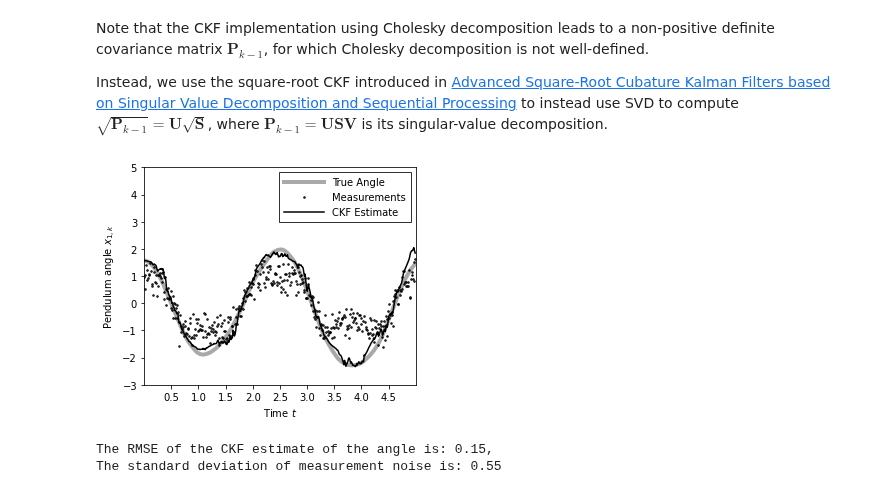
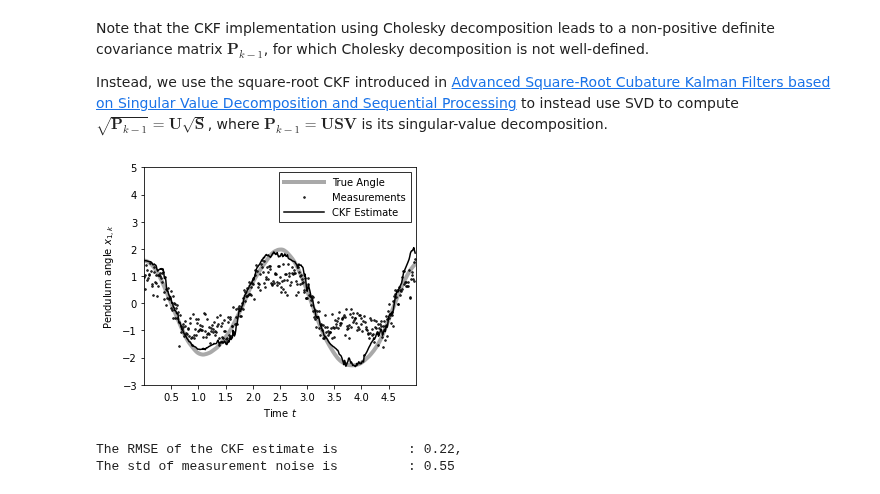
Before and after one commit to petergchang/sarkka-jax, a Jupyter notebook: Ch6.ipynb, the cells around one changed output. Saved outputs shown, nothing was run; the diff lists cells and outputs as text; code cells hidden in the pictures.

```diff
--- a/Ch6.ipynb
+++ b/Ch6.ipynb
@@ -151,6 +151,16 @@ Instead, we use the square-root CKF introduced in [Advanced Square-Root Cubature
 # %%
 # Additive CKF (Algorithm 6.9)
 def ckf_additive(m_0, P_0, f, h, Q, R, Y):
+    num_timesteps, n = len(Y), P_0.shape[0]
+
+    # Helper function
+    def compute_sigmas(m, P, n):
+        U, S, _ = jnp.linalg.svd(P)
+        disc = jnp.sqrt(n) * (U @ jnp.diag(jnp.sqrt(S)))
+        sigma_plus = jnp.array([m + disc[i,:] for i in range(n)])
+        sigma_minus = jnp.array([m - disc[i,:] for i in range(n)])
+        return jnp.concatenate((sigma_plus, sigma_minus))
+
     def _step(carry, t):
         m_k, P_k = carry
 
@@ -184,15 +194,6 @@ def ckf_additive(m_0, P_0, f, h, Q, R, Y):
 
         return (m_post, P_post), (m_post, P_post)
 
-    def compute_sigmas(m, P, n):
-        U, S, _ = jnp.linalg.svd(P)
-        disc = jnp.sqrt(n) * (U @ jnp.diag(jnp.sqrt(S)))
-        sigma_plus = jnp.array([m + disc[i,:] for i in range(n)])
-        sigma_minus = jnp.array([m - disc[i,:] for i in range(n)])
-        return jnp.concatenate((sigma_plus, sigma_minus))
-
-    n = P_0.shape[0]
-    num_timesteps = len(Y)
     carry = (m_0, P_0)
     _, (ms, Ps) = lax.scan(
         _step, carry, jnp.arange(num_timesteps)
@@ -204,24 +202,13 @@ m_ckf, P_ckf = ckf_additive(m_0, P_0, f, h, Q, r, obs)
-# %%
-# Plot the generated data (Replicates Figure 6.4)
-plt.figure()
-plt.plot(time_grid, states[:,0,0], color='darkgray', linewidth=4, label="True Angle")
-plt.plot(time_grid, obs, 'ok', fillstyle='none', ms=1.5, label='Measurements')
-plt.plot(time_grid, m_ckf[:,0,0], color='k', linewidth=1.5, label="CKF Estimate")
-plt.xlabel('Time $t$'); plt.ylabel('Pendulum angle $x_{1,k}$')
-plt.xlim(0, 5); plt.ylim(-3, 5)
-plt.xticks(jnp.arange(0.5, 4.6, 0.5))
-plt.yticks(jnp.arange(-3, 5.1, 1))
-plt.gca().set_aspect(0.5)
-plt.legend(loc=1, borderpad=0.5, handlelength=4, fancybox=False, edgecolor='k');
-plt.show()
-# %% [output]
-[figure, removed]
-# %%
-# Compute RMSE of the CKF estimate
-ckf_ghkf = compute_rmse(states[:,0,0], m_ckf[:,0,0])
-
-print(f'The RMSE of the CKF estimate of the angle is: {rmse_ghkf:.2f},')
-print(f'The standard deviation of measurement noise is: {jnp.sqrt(r):.2f}')
-# %% [output]
-The RMSE of the CKF estimate of the angle is: 0.15,
-The standard deviation of measurement noise is: 0.55
+# %%
+# Compute CKF estimates
+m_ckf, P_ckf = ckf_additive(*(params.to_tuple()), obs)
+
+# Plot the results
+plot.plot_pendulum(time_grid, states[:,0], obs, x_est=m_ckf[:,0], est_type="CKF")
+# %% [output]
+[figure, added]
+# %%
+utils.compute_and_print_rmse_comparison(states[:,0], m_ckf[:,0], params.R, "CKF")
+# %% [output]
+The RMSE of the CKF estimate is         : 0.22,
+The std of measurement noise is         : 0.55
```
Also changed, not shown: parts of 1 cell of this notebook.
